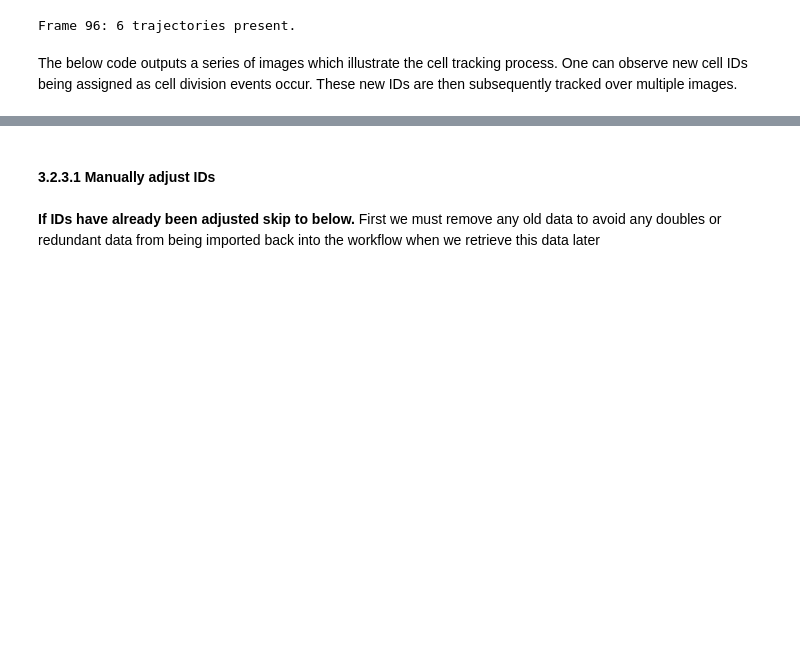
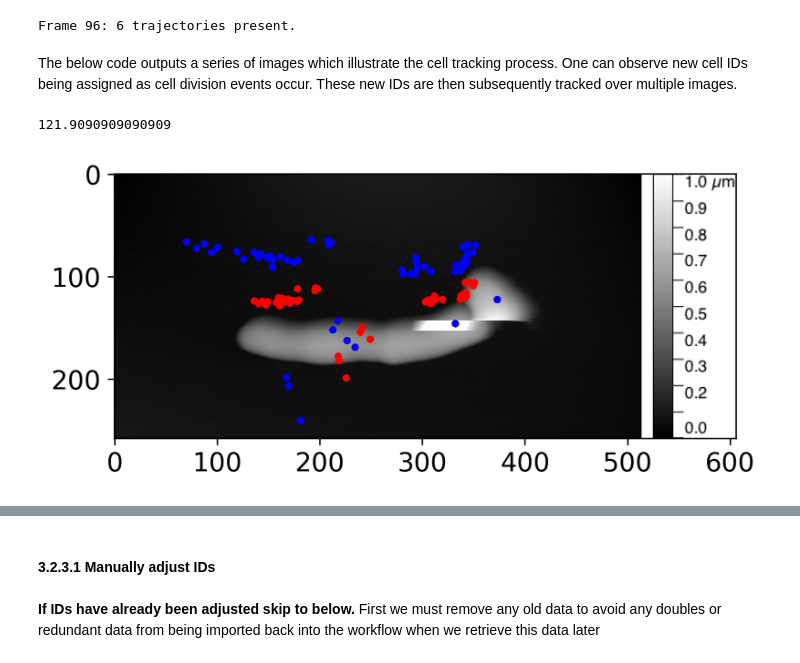
Before and after one commit to WereSalmon/AFM_mycobacteria_automation, a Jupyter notebook: AFM_data_processing_USRA.ipynb, the cells around one changed output, grey strips where cells are left out. Saved outputs shown, nothing was run; the diff lists cells and outputs as text; code cells hidden in the pictures; blank space fills up the shorter version.

```diff
--- a/AFM_data_processing_USRA.ipynb
+++ b/AFM_data_processing_USRA.ipynb
@@ -251,21 +259,26 @@ We execute single particle tracking algorithms on the centroids of masks to find
 # %%
 centers_list = []
-for outls in outl_temp:
+aligned_list = []
+for (outls,tmat) in zip(outl_temp,tmats_temp):
     centers = []
+    aligneds = []
     for outl in outls:
         length = outl.shape[0]
         x_sum = np.sum(outl[:,0])
         y_sum = np.sum(outl[:,1])
-        centers.append(np.array([x_sum/length,y_sum/length]))
+        center = np.array([x_sum/length,y_sum/length, 1])
+        aligned = tmat.dot(center)
+        centers.append(center[:2])
+        aligneds.append(aligned[:2])
     centers_list.append(centers)
+    aligned_list.append(aligneds)
 # %%
-C = pd.DataFrame(columns=['frame','y','x','bounding boxes', 'outlines'])
-centerl_aligned=centers_list
-for i in range(0,len(centerl_aligned)):
-    for (center, bbox, outl) in zip(centerl_aligned[i],boxes_temp[i], outl_temp[i]):
-        df2=pd.DataFrame({'frame':[i],'y':[center[0]],'x':[center[1]],'bounding boxes': [bbox], 'outlines': [outl]})
+C = pd.DataFrame(columns=['frame','y','x','unaligned','bounding boxes', 'outlines'])
+for i in range(0,len(centers_list)):
+    for (center, unaligned,bbox, outl) in zip(aligned_list[i],centers_list[i],boxes_temp[i], outl_temp[i]):
+        df2=pd.DataFrame({'frame':[i],'y':[center[0]],'x':[center[1]],'unaligned':[unaligned],'bounding boxes': [bbox], 'outlines': [outl]})
         C = pd.concat([C,df2],ignore_index=True, axis=0)
-P = trackpy.link(C,40,memory=3)
+P = trackpy.link(C,40,memory=5)
 # %% [output]
 Frame 96: 6 trajectories present.
 # %%
@@ -277,26 +290,31 @@ pf = pf.set_index('frame')
 IDs_list = []
 ID_ind = P.index
 centers_list = []
+aligned_list = []
 outl_list = []
 bbox_list = []
 for i in range(len(structural_dict['Time'])):
     if not(i in ID_ind):
         ID_set = []
         center_set = []
+        unaligned_set = []
         outl_set = []
         bbox_set = []
     elif not(type(P.loc[i]) == pd.core.frame.DataFrame):
         ID_set = [P.loc[i]['particle']]
-        center_set = [np.array(P.loc[i][['y','x']])]
+        centers_set = [np.array(P.loc[i][['y','x']])]
+        unaligned_set = [P.loc[i]['unaligned']]
         bbox_set = [P.loc[i]['bounding boxes']]
         outl_set = [P.loc[i]['outlines']]
     else:
         ID_set = list(P.loc[i]['particle'])
         centers_set = list(np.array(P.loc[i][['y','x']]))
+        unaligned_set = list(P.loc[i]['unaligned'])
         outl_set = list(P.loc[i]['outlines'])
         bbox_set = list(P.loc[i]['bounding boxes'])
     IDs_list.append(ID_set)
-    centers_list.append(centers_set)
+    aligned_list.append(centers_set)
+    centers_list.append(unaligned_set)
     outl_list.append(outl_set)
     bbox_list.append(bbox_set)
 # %%
@@ -306,12 +324,25 @@ structural_dict["outlines"] = outl_list
 structural_dict["bounding_boxes"] = bbox_list
 
 metadata_dict["centroids"] = centers_list
+metadata_dict['transforms'] = tmats_temp
 
 # Destroy the temporary lists to get some more space.
 boxes_temp.clear()
 outl_temp.clear()
 # %% [markdown]
 The below code outputs a series of images which illustrate the cell tracking process. One can observe new cell IDs being assigned as cell division events occur. These new IDs are then subsequently tracked over multiple images.
+# %%
+aligned_list[0][0][1]
+# %% [output]
+121.9090909090909
+# %%
+plt.imshow(img_dict['Height'][0])
+for (al_set,pt_set) in zip(metadata_dict['centroids'][:29],aligned_list[:29]):
+    for (al,pt) in zip(pt_set,al_set):
+        plt.plot(pt[0],pt[1],'r.')
+        plt.plot(al[0],al[1],'b.')
+# %% [output]
+[figure, added]
 # %%
 # Plot the outputs to see how the cells are tracked over time.
 fig, ax = plt.subplots(2,2, figsize = (15,8))
```
Also changed, not shown: parts of 6 cells of this notebook, 1 other file.
